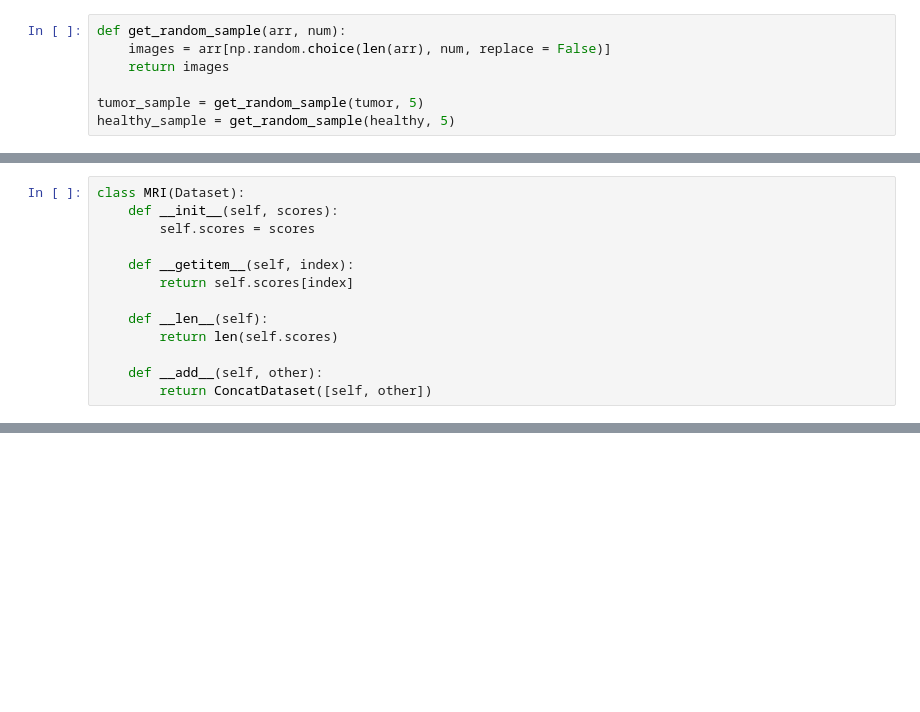
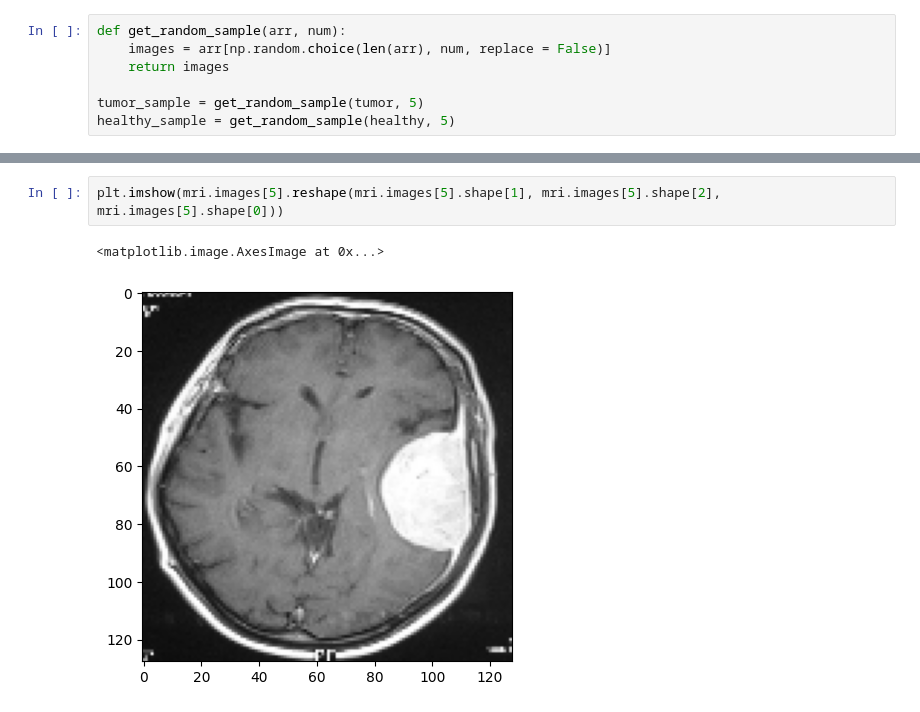
Before and after one commit to AkifPinarci/BrainTumor, a Jupyter notebook: main.ipynb, the cells around one changed output, grey strips where cells are left out. Drawn from its saved outputs; the diff is of its cells as text; blank space fills up the shorter version.

Commit message:
Dataset implementd

```diff
--- a/main.ipynb
+++ b/main.ipynb
@@ -63,13 +62,0 @@ plot_images(tumor_sample, healthy_sample, "Tumor", "Healthy")
-# %%
-class MRI(Dataset):
-    def __init__(self, scores):
-        self.scores = scores
-
-    def __getitem__(self, index):
-        return self.scores[index]
-
-    def __len__(self):
-        return len(self.scores)
-
-    def __add__(self, other):
-        return ConcatDataset([self, other])
@@ -78,0 +107,5 @@ class MRI(Dataset):
+# %%
+plt.imshow(mri.images[5].reshape(mri.images[5].shape[1], mri.images[5].shape[2], mri.images[5].shape[0]))
+# %% [output]
+<matplotlib.image.AxesImage at 0x...>
+[figure, added]
```
Also changed, not shown: parts of 3 cells of this notebook.
